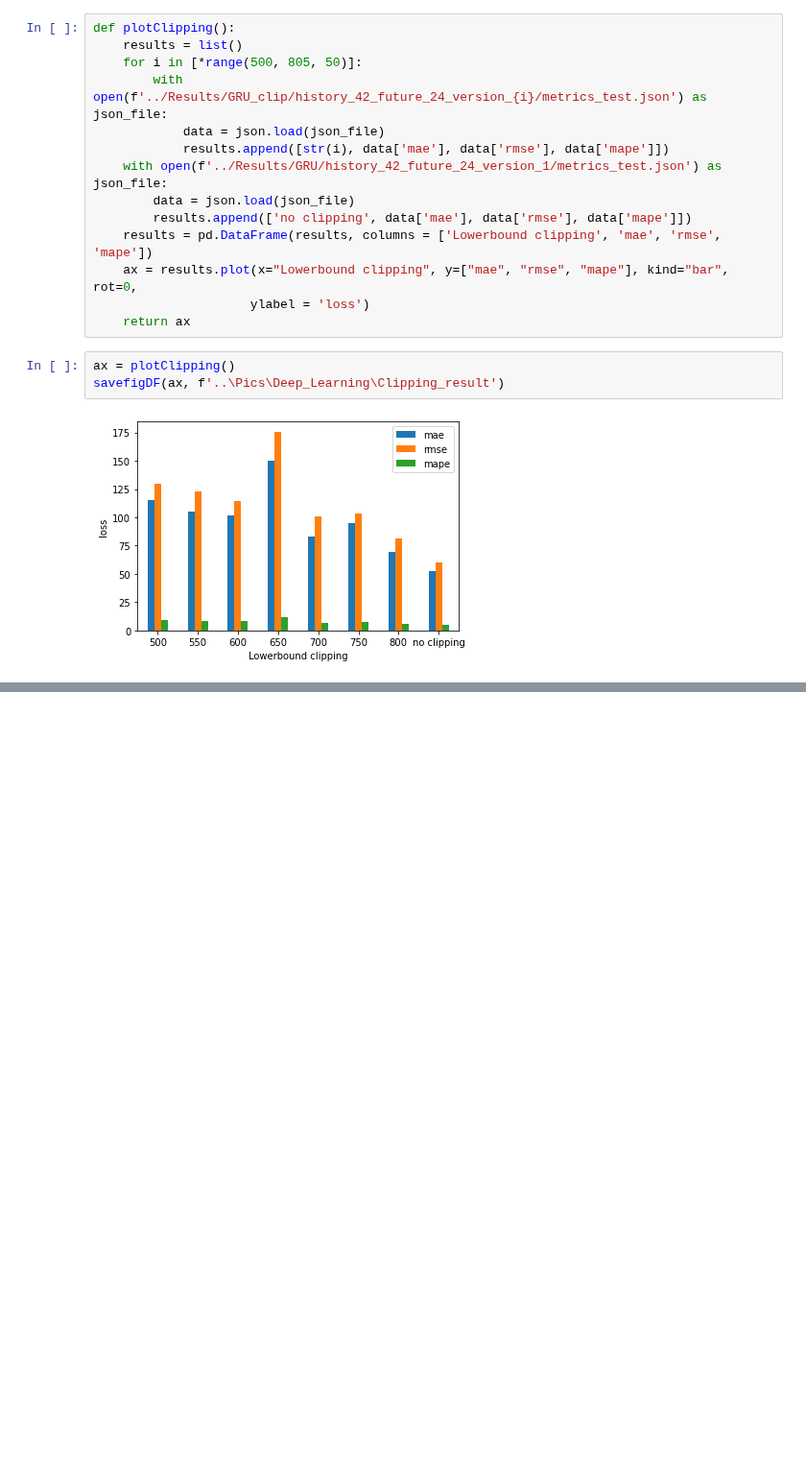
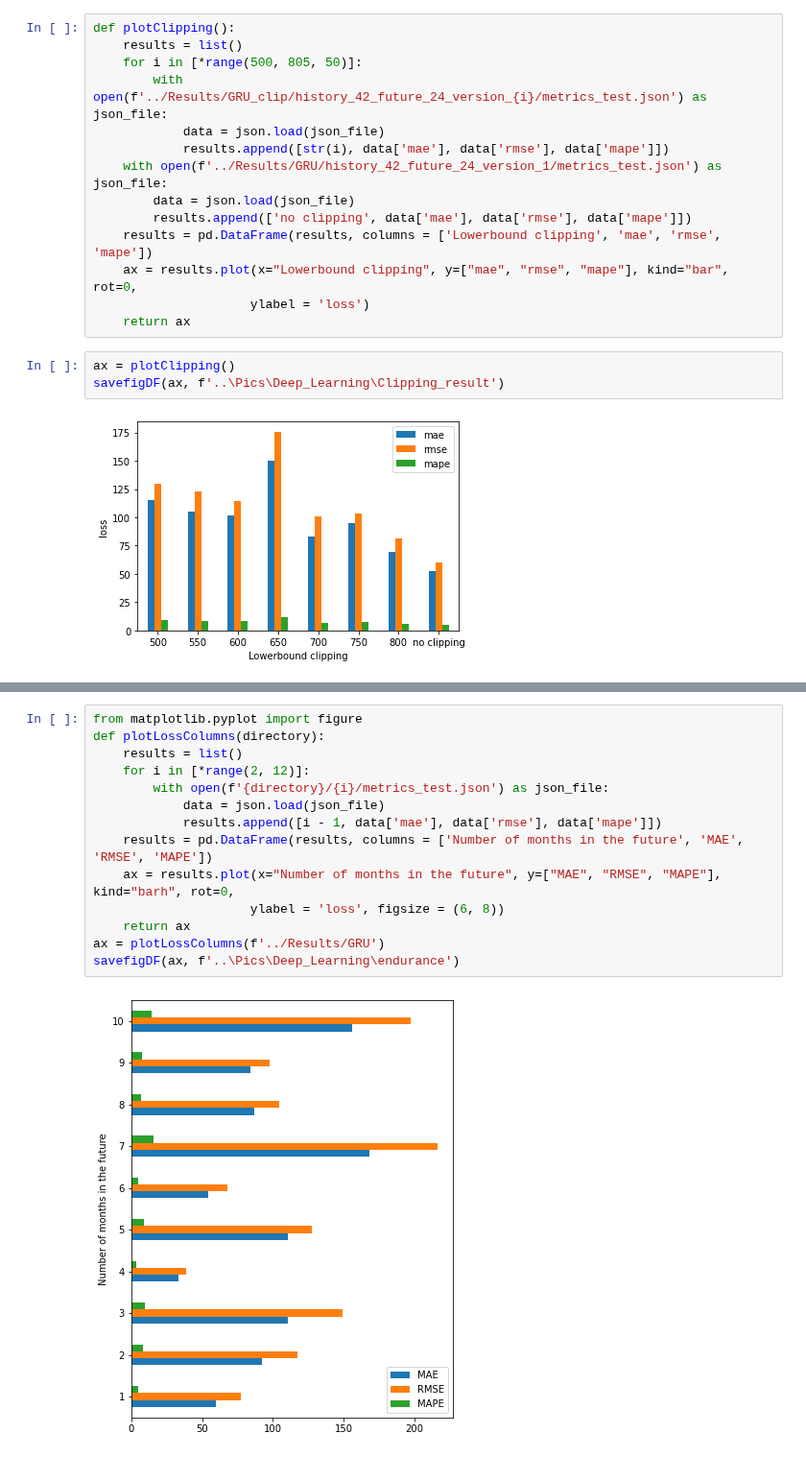
Before and after one commit to Tahuubinh/DL_HUST_Project, a Jupyter notebook: Code/Result_visualization.ipynb, the cells around one changed output, grey strips where cells are left out. Shown at 96% size. Cells and saved outputs as stored; diff of their text form; blank space fills up the shorter version.

```diff
--- a/Code/Result_visualization.ipynb
+++ b/Code/Result_visualization.ipynb
@@ -145,0 +146,16 @@ ax = plotLSTMfuture(['GRU'], 'mae')
+# %%
+from matplotlib.pyplot import figure
+def plotLossColumns(directory):
+    results = list()
+    for i in [*range(2, 12)]:
+        with open(f'{directory}/{i}/metrics_test.json') as json_file:
+            data = json.load(json_file)
+            results.append([i - 1, data['mae'], data['rmse'], data['mape']])
+    results = pd.DataFrame(results, columns = ['Number of months in the future', 'MAE', 'RMSE', 'MAPE'])
+    ax = results.plot(x="Number of months in the future", y=["MAE", "RMSE", "MAPE"], kind="barh", rot=0,
+                     ylabel = 'loss', figsize = (6, 8))
+    return ax
+ax = plotLossColumns(f'../Results/GRU')
+savefigDF(ax, f'..\Pics\Deep_Learning\endurance')
+# %% [output]
+[figure, added]
```
Also changed, not shown: parts of 1 cell of this notebook, 25 other files.
